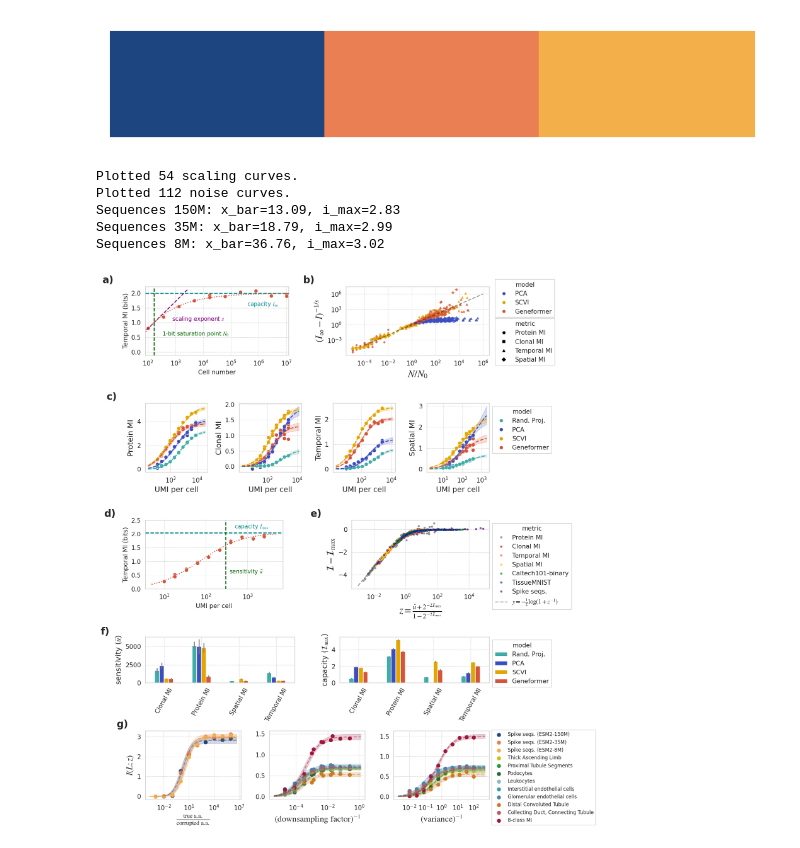
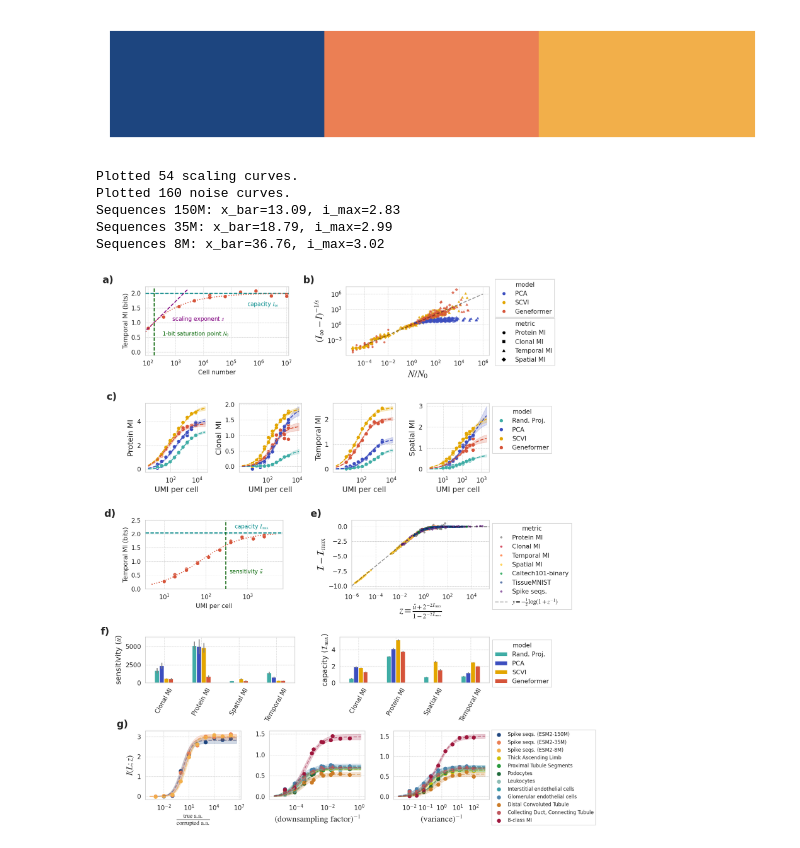
Before and after one commit to igor-sadalski/Scaling-up-measurement-noise-scaling-laws, a Jupyter notebook: analysis/big_fig_2.ipynb, the cells around one changed output. Saved outputs shown, nothing was run; the diff lists cells and outputs as text; code cells hidden in the pictures.

```diff
--- a/analysis/big_fig_2.ipynb
+++ b/analysis/big_fig_2.ipynb
@@ -183,7 +183,7 @@ def plot_precomputed_scaling(ax, df, param_df, color_map, marker_map):
 
 def plot_precomputed_noise(ax, df, param_df, palette):
     """Plot precomputed noise collapse data"""
-    hue_order_methods = ['PCA', 'SCVI', 'Geneformer']
+    hue_order_methods = ['PCA', 'SCVI', 'Geneformer', 'Rand. Proj.']
     n_curves = 0
 
     for idx, sig in enumerate(hue_order_metrics):
@@ -203,7 +203,7 @@ def plot_precomputed_noise(ax, df, param_df, palette):
                 xbar, imax = p['fitted_u_bar'].values[0], p['fitted_I_max'].values[0]
                 xbar_err, imax_err = p['u_bar_error'].values[0], p['I_max_error'].values[0]
 
-                if xbar_err < xbar and imax_err < imax:
+                if True:#xbar_err < xbar and imax_err < imax:
                     z = transform_to_z(avg_data.index, xbar, imax)
                     plot_points(ax, z, avg_data.values - imax, palette[idx], sig)
                     n_curves += 1
@@ -396,10 +396,11 @@ fit_and_plot_tissue(ax_e, combined_df, 'pixel', tissue_color)
 fit_and_plot_tissue(ax_e, combined_df, 'gaussian', tissue_color)
 fit_and_plot_sequences(ax_e, seq_df, seq_color_collapse)
 
-xs = np.logspace(-3, 4, 100)
+xs = np.logspace(-6, 5.5, 100)
 ax_e.plot(xs, -np.log2((1+xs)/xs)/2, color='black', linestyle='--', alpha=0.4, lw=1.5,
          label=r'$y = -\frac{1}{2}\log(1 + z^{-1})$', zorder=10)
 ax_e.set_xscale('log')
+ax_e.set_xlim(xs.min(), xs.max())
 ax_e.set_ylabel(r'$\mathcal{I} - \mathcal{I}_{\max}$', fontsize=16)
 ax_e.set_xlabel(r'$z = \frac{\hat{u} + 2^{-2\mathcal{I}_{\max}}}{1 - 2^{-2\mathcal{I}_{\max}}}$', fontsize=16)
 
@@ -520,32 +521,32 @@ for i, col in enumerate(ova_columns[::-1]):
 
     _, _, result = fit_info_model(x_data, y_data)
     if result:
         x_fit = np.logspace(np.log10(x_data.min()/5), np.log10(5*x_data.max()), 100000)
         y_fit = result.eval(x=x_fit)
         y_err = result.eval_uncertainty(x=x_fit, sigma=2)
         axs_g[2].plot(x_fit, y_fit, linestyle='--', color=palette_tissue[i], alpha=0.5)
         axs_g[2].fill_between(x_fit, y_fit+y_err, y_fit-y_err, color=palette_tissue[i], alpha=0.2)
 
     axs_g[2].scatter(x_data, y_data, color=palette_tissue[i], label=label_map.get(col, col), s=30)
 
 axs_g[2].set_xlabel(r'$(\text{variance})^{-1}$', fontsize=14)
 axs_g[2].set_xscale('log')
 axs_g[2].legend(loc='upper left', bbox_to_anchor=(1, 1.05), fontsize=8)
 
 # ============================================================================
 # Panel Labels
 # ============================================================================
 for ax, label in zip([ax_a, ax_b, axs_c[0], ax_d, ax_e, axs_f[0], axs_g[0]],
                       ['a)', 'b)', 'c)', 'd)', 'e)', 'f)', 'g)']):
     x_pos = -0.3 if ax != axs_c[0] else -0.62
     ax.text(x_pos, 1.05, label, transform=ax.transAxes, fontsize=16, fontweight='bold')
 
 fig.tight_layout()
 plt.show()
 # %% [output]
 Plotted 54 scaling curves.
-Plotted 112 noise curves.
+Plotted 160 noise curves.
 Sequences 150M: x_bar=13.09, i_max=2.83
 Sequences 35M: x_bar=18.79, i_max=2.99
 Sequences 8M: x_bar=36.76, i_max=3.02
-[figure, old version]
+[figure, new version]
```
Also changed, not shown: 8 other files.
